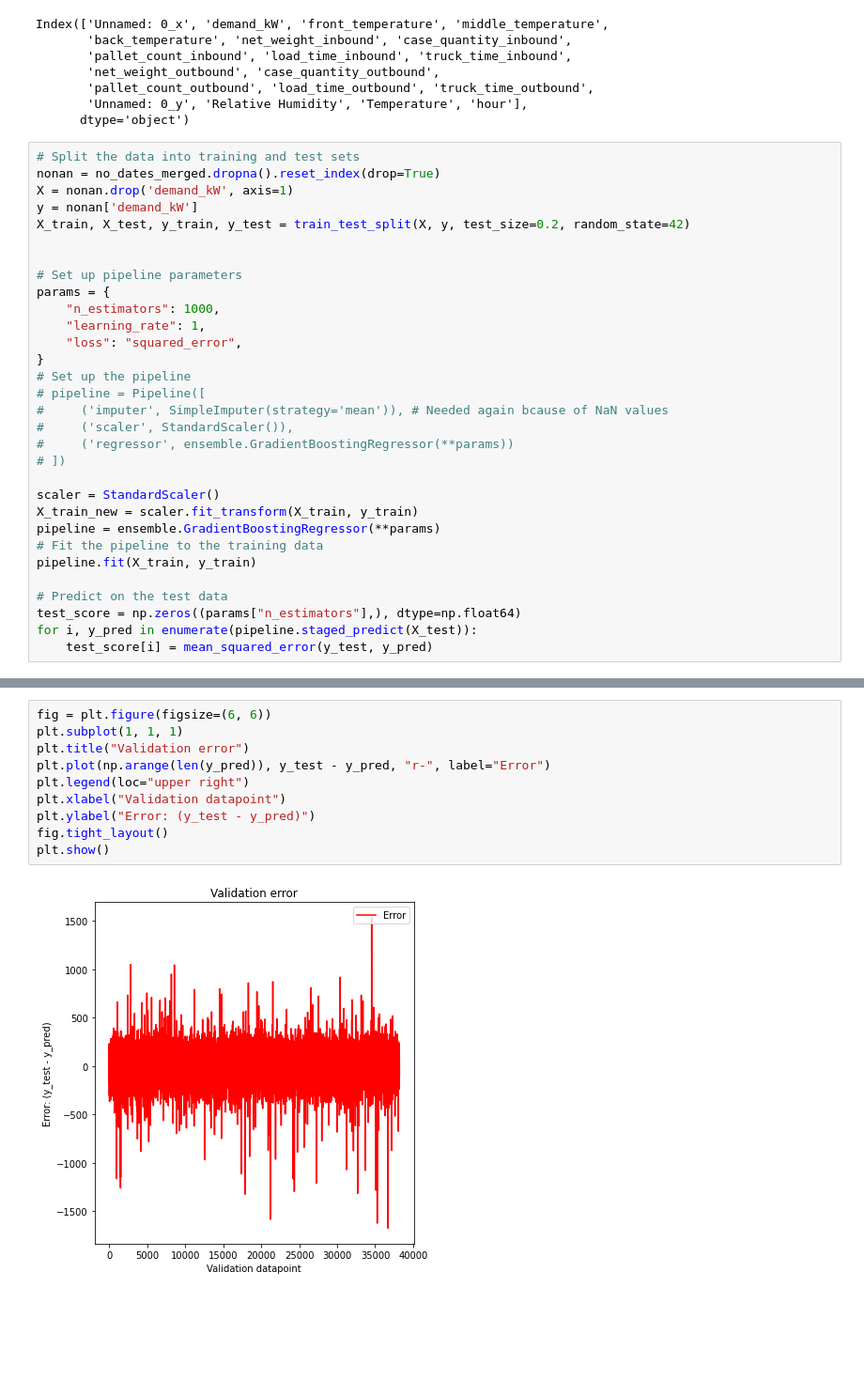
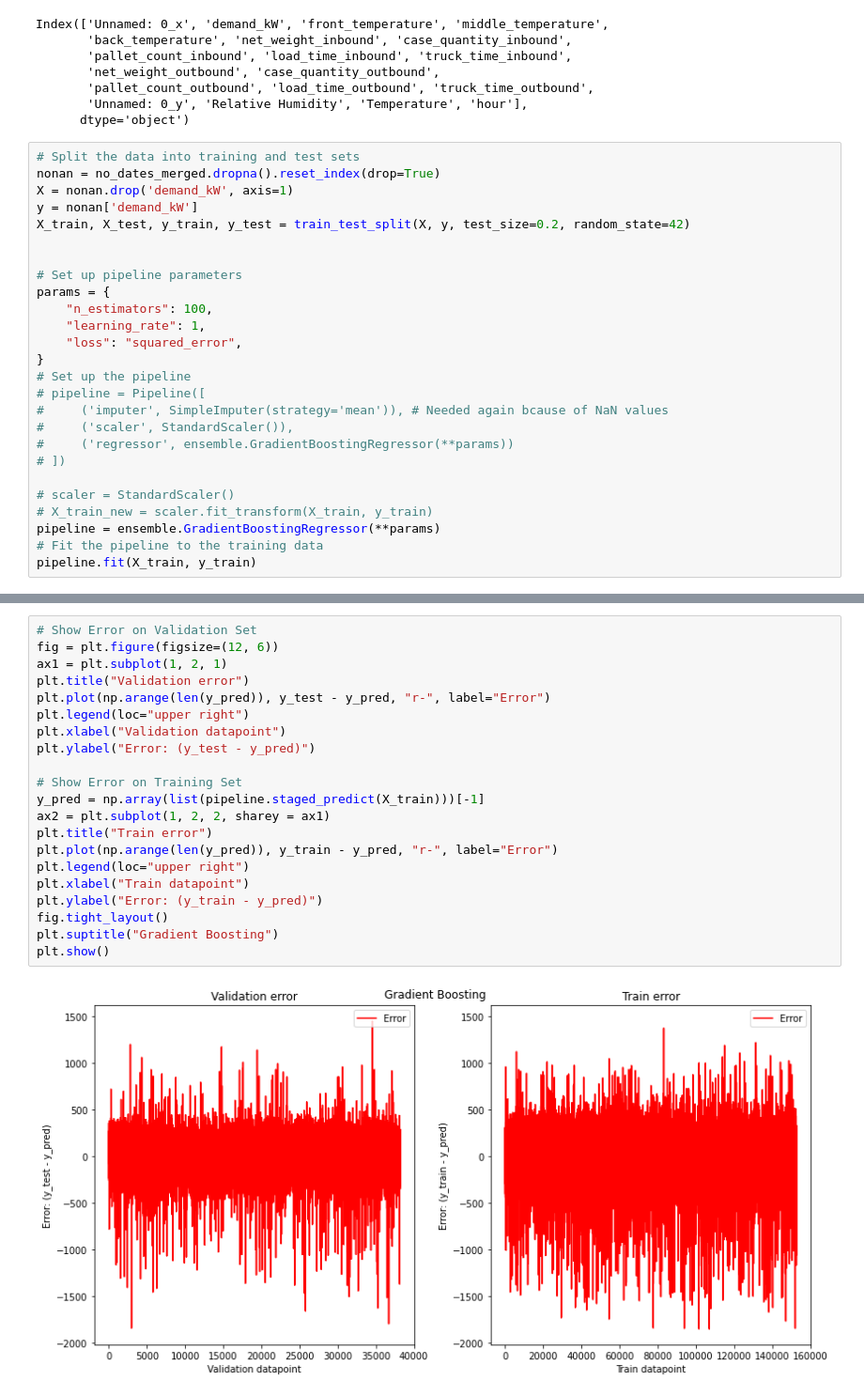
Before and after one commit to freek1/energy-demand-prediction, a Jupyter notebook: analysis.ipynb, the cells around one changed output, grey strips where cells are left out. Shown: that part at 94% size. Saved outputs shown, nothing was run; the diff lists cells and outputs as text; blank space fills up the shorter version.

```diff
--- a/analysis.ipynb
+++ b/analysis.ipynb
@@ -320,7 +320,7 @@ X_train, X_test, y_train, y_test = train_test_split(X, y, test_size=0.2, random_
 
 # Set up pipeline parameters
 params = {
-    "n_estimators": 1000,
+    "n_estimators": 100,
     "learning_rate": 1,
     "loss": "squared_error",
 }
@@ -331,13 +331,8 @@ params = {
 #     ('regressor', ensemble.GradientBoostingRegressor(**params))
 # ])
 
-scaler = StandardScaler()
-X_train_new = scaler.fit_transform(X_train, y_train)
+# scaler = StandardScaler()
+# X_train_new = scaler.fit_transform(X_train, y_train)
 pipeline = ensemble.GradientBoostingRegressor(**params)
 # Fit the pipeline to the training data
 pipeline.fit(X_train, y_train)
-
-# Predict on the test data
-test_score = np.zeros((params["n_estimators"],), dtype=np.float64)
-for i, y_pred in enumerate(pipeline.staged_predict(X_test)):
-    test_score[i] = mean_squared_error(y_test, y_pred)
@@ -370,12 +375,23 @@ df.to_csv('validation_predictions.csv', index=False)
 # %%
-fig = plt.figure(figsize=(6, 6))
-plt.subplot(1, 1, 1)
+# Show Error on Validation Set
+fig = plt.figure(figsize=(12, 6))
+ax1 = plt.subplot(1, 2, 1)
 plt.title("Validation error")
 plt.plot(np.arange(len(y_pred)), y_test - y_pred, "r-", label="Error")
 plt.legend(loc="upper right")
 plt.xlabel("Validation datapoint")
 plt.ylabel("Error: (y_test - y_pred)")
+
+# Show Error on Training Set
+y_pred = np.array(list(pipeline.staged_predict(X_train)))[-1]
+ax2 = plt.subplot(1, 2, 2, sharey = ax1)
+plt.title("Train error")
+plt.plot(np.arange(len(y_pred)), y_train - y_pred, "r-", label="Error")
+plt.legend(loc="upper right")
+plt.xlabel("Train datapoint")
+plt.ylabel("Error: (y_train - y_pred)")
 fig.tight_layout()
+plt.suptitle("Gradient Boosting")
 plt.show()
 # %% [output]
-[figure, old version]
+[figure, new version]
```
Also changed, not shown: parts of 11 cells of this notebook, 5 other files.
